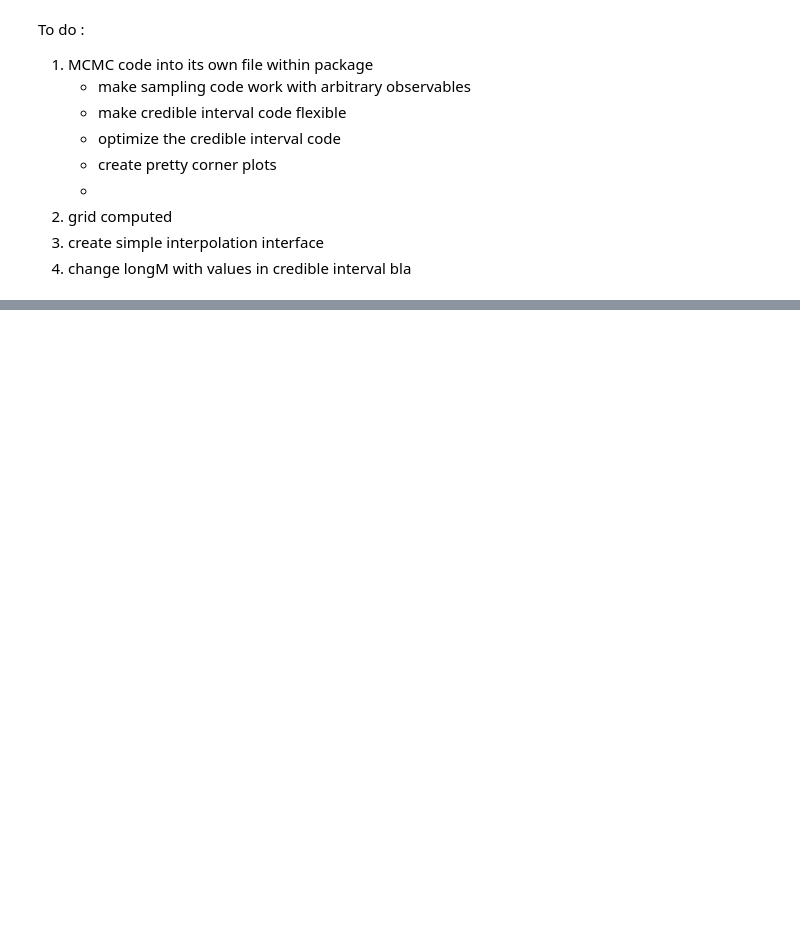
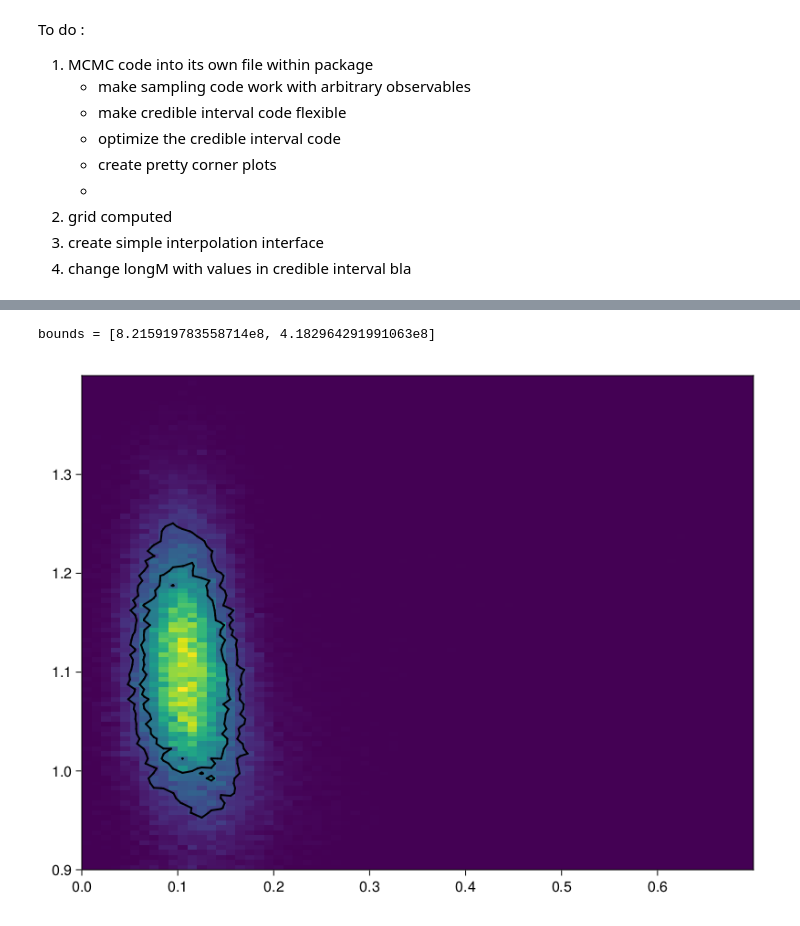
Before and after one commit to orlox/StarStats.jl, a Jupyter notebook: test_notebook/clean_JuliaTests.ipynb, the cells around one changed output, grey strips where cells are left out. Drawn from its saved outputs; the diff is of its cells as text; code cells hidden in the pictures; blank space fills up the shorter version.

Commit message:
finsihed 2D plot with  given contour

```diff
--- a/test_notebook/clean_JuliaTests.ipynb
+++ b/test_notebook/clean_JuliaTests.ipynb
@@ -234,0 +239,16 @@ hcubature(x -> cos(x[1])*cos(x[2]), [0,0], [1,1])[1]
+# %%
+using StatsBase
+h = fit(Histogram,(logM,rotation),weights(dtdx),nbins=100)
+# %%
+y = diff(h.edges[1])/2 .+ h.edges[1][1:end-1]
+x = diff(h.edges[2])/2 .+ h.edges[2][1:end-1]
+heatmap(x, y, h.weights)
+# %%
+using Interpolations
+interpolator = interpolate((y,x), h.weights, Gridded(Linear()))
+@show x
+@show y
+# %%
+@show a = (x[1], y[1])
+@show b = (x[end], y[end])
+integral = hcubature(x-> interpolator(x[2],x[1]),a,b, rtol=1e-6,initdiv=1)
@@ -235,3 +323,9 @@ hcubature(x -> cos(x[1])*cos(x[2]), [0,0], [1,1])[1]
+# %%
+
+get_2D_plot(grid, star_chains,(0.6, 0.8))
+# %% [output]
+bounds = [8.215919783558714e8, 4.182964291991063e8]
+[figure, added]
 # %%
 using QuadGK
 using HCubature
```
Also changed, not shown: parts of 12 cells of this notebook, 2 other files.
